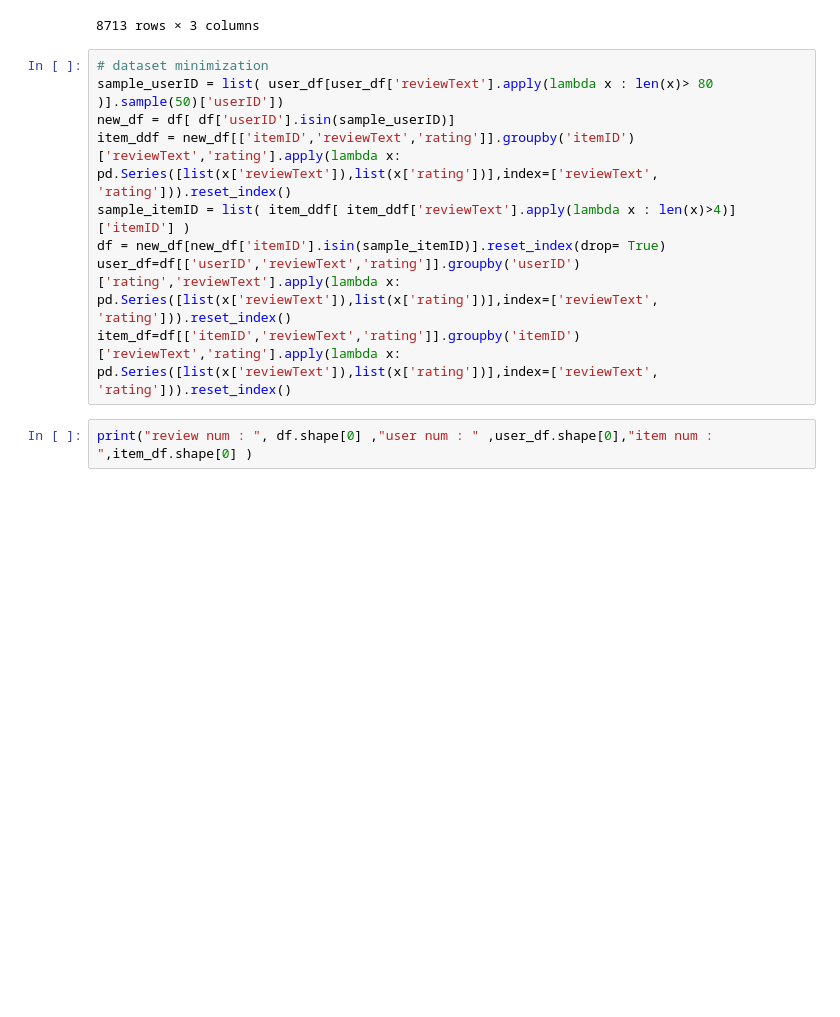
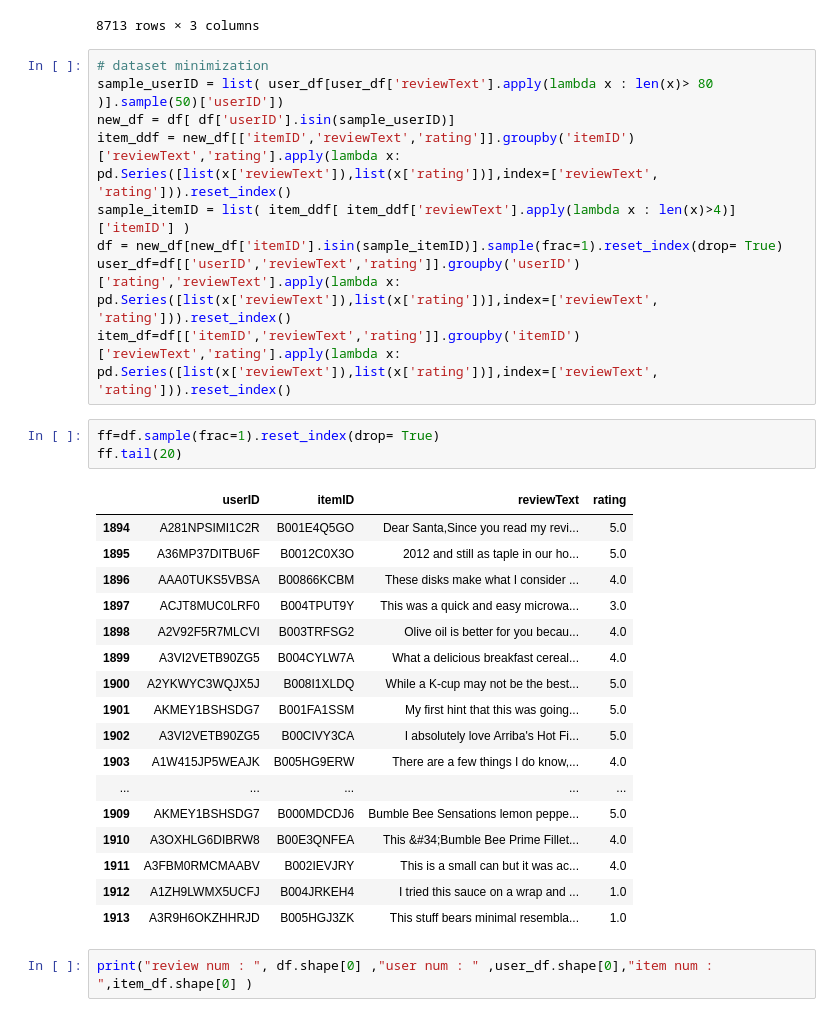
Before and after one commit to ParsProgrammer/ERS, a Jupyter notebook: Explainable_Recommender_System.ipynb, the cells around one changed output. Cells and saved outputs as stored; diff of their text form; blank space fills up the shorter version.

```diff
--- a/Explainable_Recommender_System.ipynb
+++ b/Explainable_Recommender_System.ipynb
@@ -242,9 +242,30 @@ sample_userID = list( user_df[user_df['reviewText'].apply(lambda x : len(x)> 80
 new_df = df[ df['userID'].isin(sample_userID)]
 item_ddf = new_df[['itemID','reviewText','rating']].groupby('itemID')['reviewText','rating'].apply(lambda x: pd.Series([list(x['reviewText']),list(x['rating'])],index=['reviewText', 'rating'])).reset_index()
 sample_itemID = list( item_ddf[ item_ddf['reviewText'].apply(lambda x : len(x)>4)]['itemID'] )
-df = new_df[new_df['itemID'].isin(sample_itemID)].reset_index(drop= True)
+df = new_df[new_df['itemID'].isin(sample_itemID)].sample(frac=1).reset_index(drop= True)
 user_df=df[['userID','reviewText','rating']].groupby('userID')['rating','reviewText'].apply(lambda x: pd.Series([list(x['reviewText']),list(x['rating'])],index=['reviewText', 'rating'])).reset_index()
 item_df=df[['itemID','reviewText','rating']].groupby('itemID')['reviewText','rating'].apply(lambda x: pd.Series([list(x['reviewText']),list(x['rating'])],index=['reviewText', 'rating'])).reset_index()
+# %%
+ff=df.sample(frac=1).reset_index(drop= True)
+ff.tail(20)
+# %% [output]
+|  | userID | itemID | reviewText | rating |
+| 1894 | A281NPSIMI1C2R | B001E4Q5GO | Dear Santa,Since you read my revi... | 5.0 |
+| 1895 | A36MP37DITBU6F | B0012C0X3O | 2012 and still as taple in our ho... | 5.0 |
+| 1896 | AAA0TUKS5VBSA | B00866KCBM | These disks make what I consider ... | 4.0 |
+| 1897 | ACJT8MUC0LRF0 | B004TPUT9Y | This was a quick and easy microwa... | 3.0 |
+| 1898 | A2V92F5R7MLCVI | B003TRFSG2 | Olive oil is better for you becau... | 4.0 |
+| 1899 | A3VI2VETB90ZG5 | B004CYLW7A | What a delicious breakfast cereal... | 4.0 |
+| 1900 | A2YKWYC3WQJX5J | B008I1XLDQ | While a K-cup may not be the best... | 5.0 |
+| 1901 | AKMEY1BSHSDG7 | B001FA1SSM | My first hint that this was going... | 5.0 |
+| 1902 | A3VI2VETB90ZG5 | B00CIVY3CA | I absolutely love Arriba's Hot Fi... | 5.0 |
+| 1903 | A1W415JP5WEAJK | B005HG9ERW | There are a few things I do know,... | 4.0 |
+| ... | ... | ... | ... | ... |
+| 1909 | AKMEY1BSHSDG7 | B000MDCDJ6 | Bumble Bee Sensations lemon peppe... | 5.0 |
+| 1910 | A3OXHLG6DIBRW8 | B00E3QNFEA | This &#34;Bumble Bee Prime Fillet... | 4.0 |
+| 1911 | A3FBM0RMCMAABV | B002IEVJRY | This is a small can but it was ac... | 4.0 |
+| 1912 | A1ZH9LWMX5UCFJ | B004JRKEH4 | I tried this sauce on a wrap and ... | 1.0 |
+| 1913 | A3R9H6OKZHHRJD | B005HGJ3ZK | This stuff bears minimal resembla... | 1.0 |
 # %%
 print("review num : ", df.shape[0] ,"user num : " ,user_df.shape[0],"item num : ",item_df.shape[0] )
 # %% [output]
```
Also changed, not shown: parts of 8 cells of this notebook.
